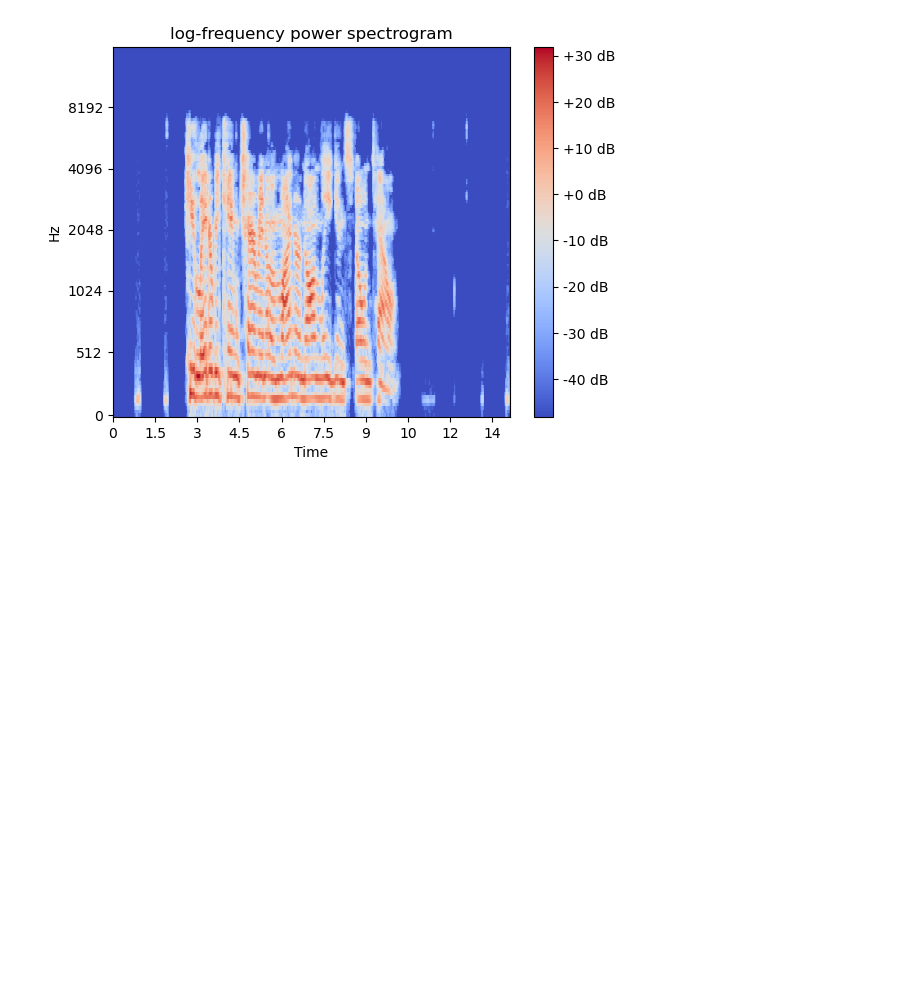
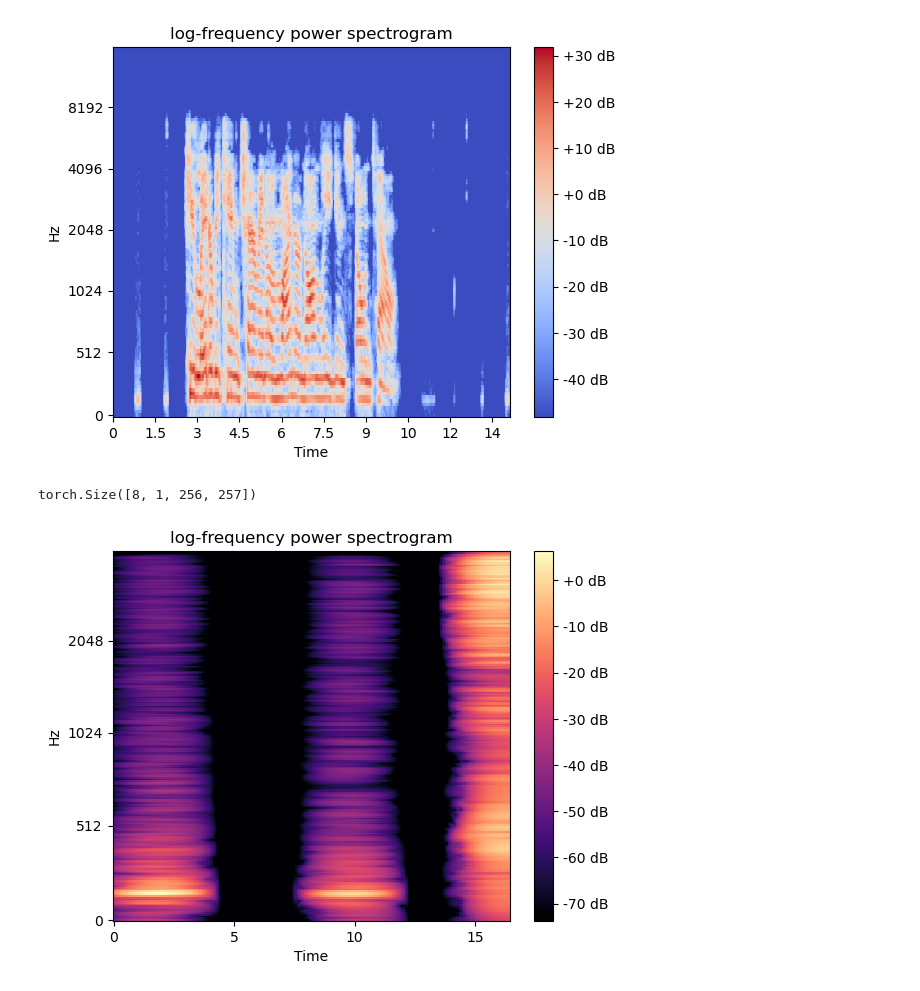
Before and after one commit to kligvasser/audio-anomaly-detection, a Jupyter notebook: notebooks/read-audio.ipynb, the cells around one changed output. Saved outputs shown, nothing was run; the diff lists cells and outputs as text; code cells hidden in the pictures; blank space fills up the shorter version.

```diff
--- a/notebooks/read-audio.ipynb
+++ b/notebooks/read-audio.ipynb
@@ -65,3 +65,24 @@ spectrogram = audio_to_melspectrogram(audio, sampling_rate, hop_length=256)
 show_melspectrogram(spectrogram, sampling_rate)
 # %% [output]
 [figure]
+# %%
+from data.datasets import AudioLibary
+
+
+root = '/home/klig/Datasets/cv-corpus-14.0-delta-2023-06-23/en/clips/'
+sampling_rate = 8000
+segment_size = 1024 * 8
+max_size = 128
+
+
+dataset = AudioLibary(root, sampling_rate, segment_size, max_size)
+loader = torch.utils.data.DataLoader(dataset, batch_size=8)
+batch = next(iter(loader))
+# %%
+batch['input'].size()
+# %% [output]
+torch.Size([8, 1, 256, 257])
+# %%
+show_melspectrogram(batch['input'][0,0].numpy(), 8000)
+# %% [output]
+[figure, added]
```
Also changed, not shown: parts of 1 cell of this notebook, 10 other files.
